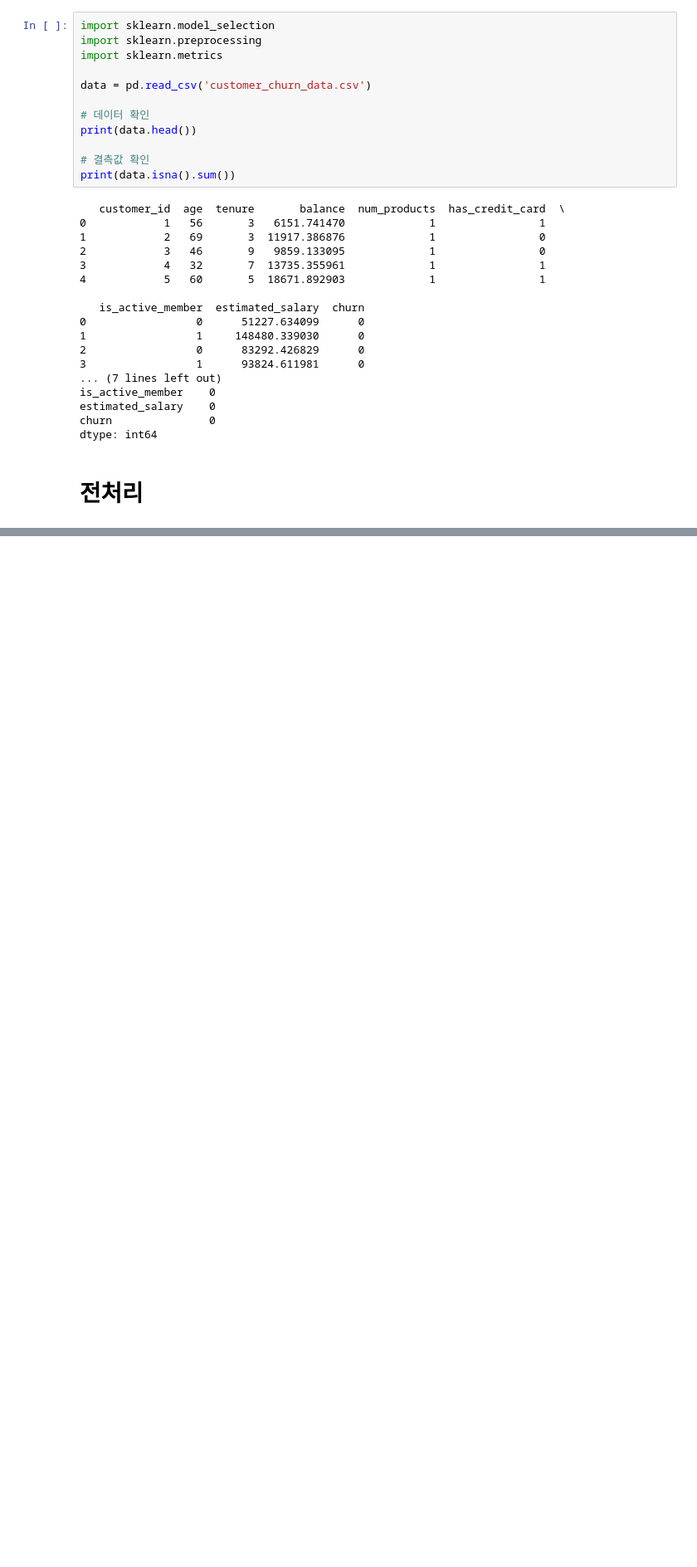
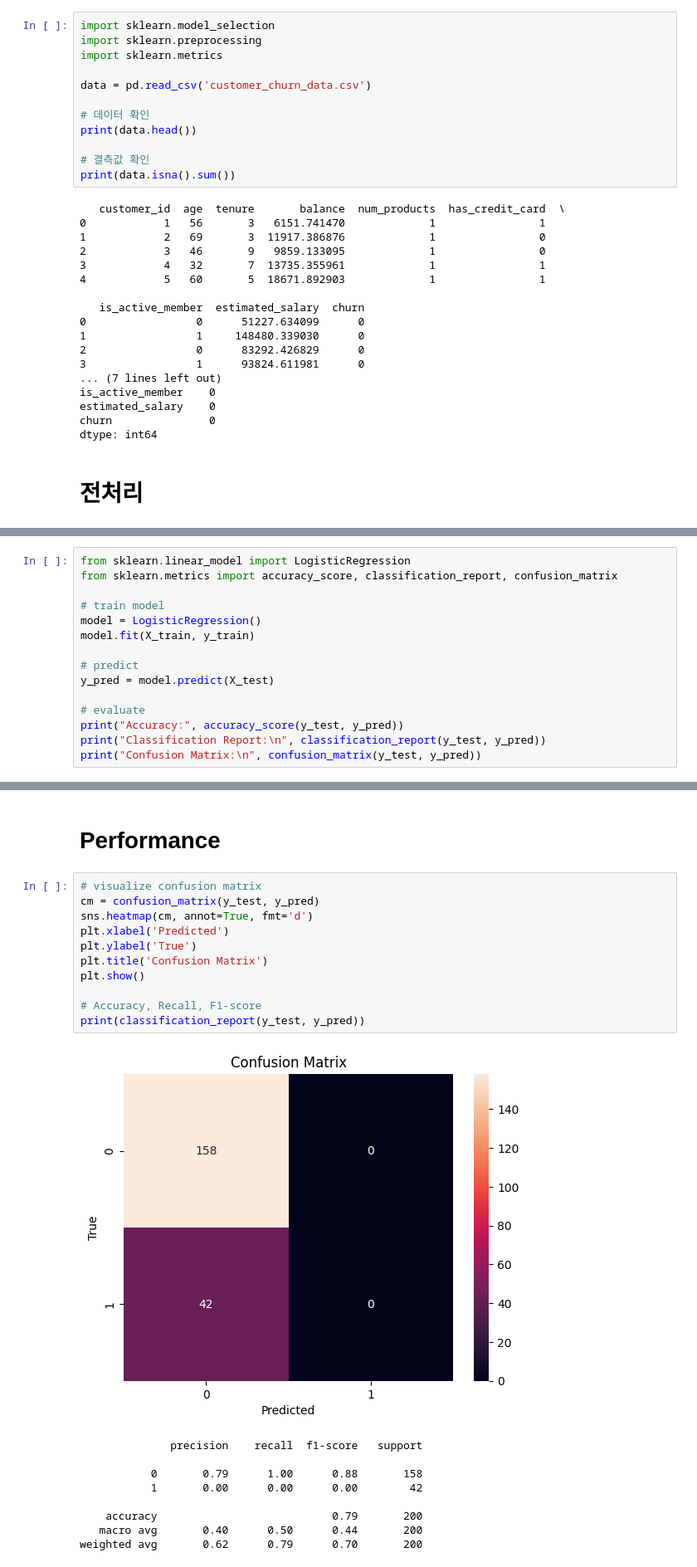
Before and after one commit to jihyun0821/DAOU-FITs-3-PARKJIHYUN, a Jupyter notebook: [CS] 250109-실습 25번.ipynb, the cells around one changed output, grey strips where cells are left out. Shown at 83% size. Saved outputs shown, nothing was run; the diff lists cells and outputs as text; blank space fills up the shorter version.

```diff
--- a/[CS] 250109-실습 25번.ipynb
+++ b/[CS] 250109-실습 25번.ipynb
@@ -91,0 +77,15 @@ X_test = scaler.transform(X_test)
+# %%
+from sklearn.linear_model import LogisticRegression
+from sklearn.metrics import accuracy_score, classification_report, confusion_matrix
+
+# train model
+model = LogisticRegression()
+model.fit(X_train, y_train)
+
+# predict
+y_pred = model.predict(X_test)
+
+# evaluate
+print("Accuracy:", accuracy_score(y_test, y_pred))
+print("Classification Report:\n", classification_report(y_test, y_pred))
+print("Confusion Matrix:\n", confusion_matrix(y_test, y_pred))
@@ -91,0 +139,23 @@ X_test = scaler.transform(X_test)
+# %% [markdown]
+# Performance
+# %%
+# visualize confusion matrix
+cm = confusion_matrix(y_test, y_pred)
+sns.heatmap(cm, annot=True, fmt='d')
+plt.xlabel('Predicted')
+plt.ylabel('True')
+plt.title('Confusion Matrix')
+plt.show()
+
+# Accuracy, Recall, F1-score
+print(classification_report(y_test, y_pred))
+# %% [output]
+[figure, added]
+              precision    recall  f1-score   support
+
+           0       0.79      1.00      0.88       158
+           1       0.00      0.00      0.00        42
+
+    accuracy                           0.79       200
+   macro avg       0.40      0.50      0.44       200
+weighted avg       0.62      0.79      0.70       200
```
Also changed, not shown: parts of 11 cells of this notebook.
